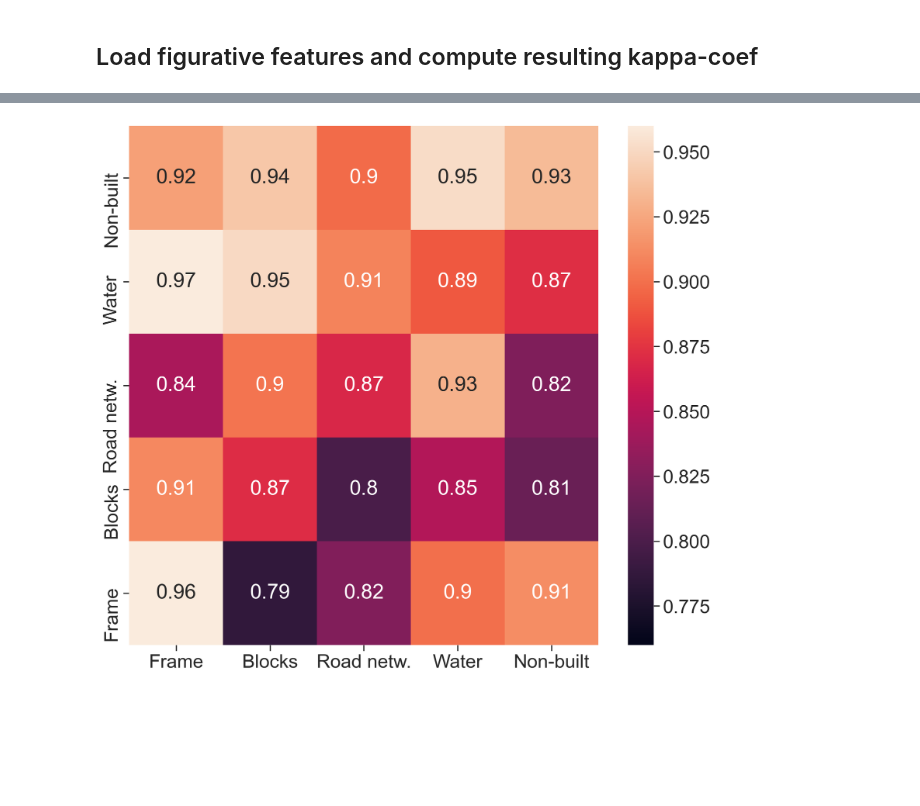
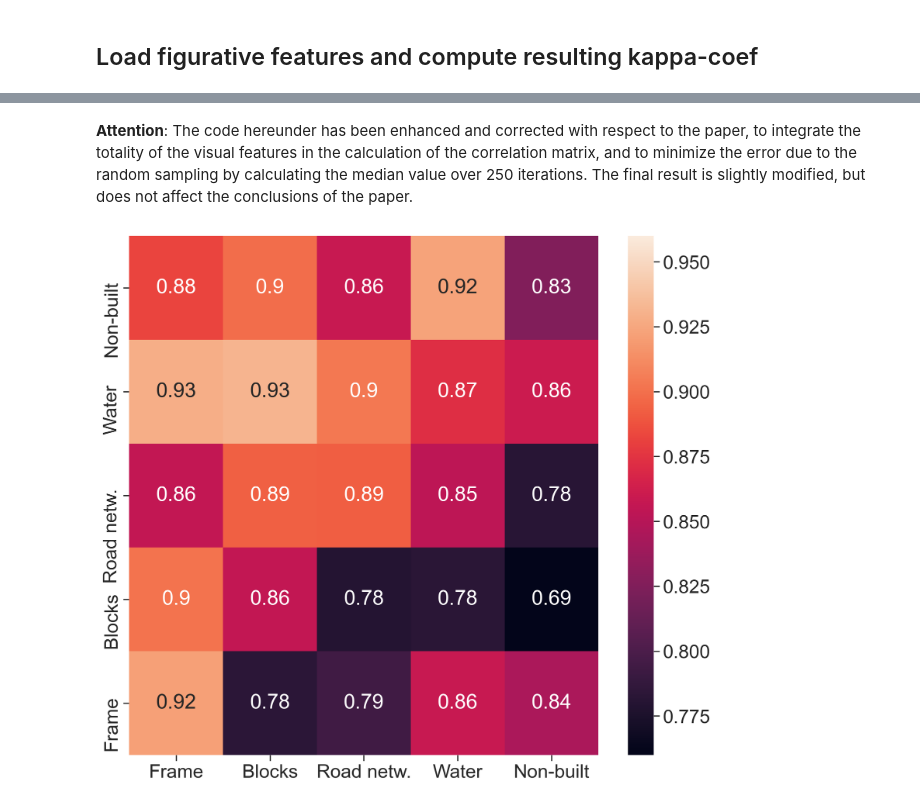
Before and after one commit to RPetitpierre/Generic_Semantic_Segmentation_of_Historical_Maps, a Jupyter notebook: OperationalizeFiguration.ipynb, the cells around one changed output, grey strips where cells are left out. Drawn from its saved outputs; the diff is of its cells as text; code cells hidden in the pictures; blank space fills up the shorter version.

```diff
--- a/OperationalizeFiguration.ipynb
+++ b/OperationalizeFiguration.ipynb
@@ -186,9 +186,33 @@ usgs         29.120288697259774
 napoleonic   4.363625241130702
+# %% [markdown]
+__Attention__: The code hereunder has been enhanced and corrected with respect to the paper, to integrate the totality of the visual features in the calculation of the correlation matrix, and to minimize the error due to the random sampling by calculating the median value over 250 iterations. The final result is slightly modified, but does not affect the conclusions of the paper.
 # %%
-# Separate the features by class for both dataset and downsample
-sample_size = np.min([np.sum(hot_encoding['world'][:,i] > (250*0.75)) for i in range(5)])
-resampled_w = [resample(features['world'][hot_encoding['world'][:,i] > (250*0.75)],
-                        n_samples=sample_size, replace=False) for i in range(5)]
-sample_size = np.min([np.sum(hot_encoding['paris'][:,i] > (250*0.75)) for i in range(5)])
-resampled_p = [resample(features['paris'][hot_encoding['paris'][:,i] > (250*0.75)],
-                        n_samples=sample_size, replace=False) for i in range(5)]
+# Compute the aggregated  correlation  heatmap  matrix  of  intra-corpus  inter-class  correlation
+# (top-right for the World, down-left for Paris) and inter-corpus class correlation (diagonal).
+
+corr_matrix_list = []
+for i in tqdm.tqdm(range(250)):
+
+    # Separate the features by class for both dataset and downsample and resample them
+    sample_size = np.min([np.sum(hot_encoding['world'][:,i] > (250*0.75)) for i in range(5)])
+    resampled_w = [resample(features['world'][hot_encoding['world'][:,i] > (250*0.75)],
+                            n_samples=sample_size, replace=False) for i in range(5)]
+    sample_size = np.min([np.sum(hot_encoding['paris'][:,i] > (250*0.75)) for i in range(5)])
+    resampled_p = [resample(features['paris'][hot_encoding['paris'][:,i] > (250*0.75)],
+                            n_samples=sample_size, replace=False) for i in range(5)]
+
+    corr_matrix = np.zeros((5, 5))
+    for j in range(5):
+        for k in range(5):
+            if j > k:
+                corr_matrix[j, k] = pearsonr(np.concatenate([np.histogram(resampled_w[j][:,i], bins=32)[0] for i in range(29)]),
+                            np.concatenate([np.histogram(resampled_w[k][:,i], bins=32)[0] for i in range(29)]))[0]
+
+            elif j < k:
+                corr_matrix[j, k] = pearsonr(np.concatenate([np.histogram(resampled_p[j][:,i], bins=32)[0] for i in range(29)]),
+                            np.concatenate([np.histogram(resampled_p[k][:,i], bins=32)[0] for i in range(29)]))[0]
+            else:
+                corr_matrix[j, j] = pearsonr(np.concatenate([np.histogram(resampled_p[j][:,i], bins=32)[0] for i in range(29)]),
+                            np.concatenate([np.histogram(resampled_w[j][:,i], bins=32)[0] for i in range(29)]))[0]
+    corr_matrix_list.append(corr_matrix)
+corr_mat = np.median(np.array(corr_matrix_list), axis=0)
@@ -212,12 +219,12 @@ for j in range(5):
 # %%
 # Plot the correlation matrix
 # Notice that due to the random sample, you may get a slightly different result
 sns.set(rc={'figure.figsize':(11,10), 'figure.dpi': 200})
 sns.set_style("ticks")
 sns.set_context('notebook', font_scale=1.8)
 labels = ['Frame', 'Blocks', 'Road netw.', 'Water', 'Non-built']
 
-sns.heatmap(corr_matrix, annot=True, yticklabels = labels, xticklabels = labels, vmin=0.76, vmax=0.96).set(
+sns.heatmap(corr_mat, annot=True, yticklabels = labels, xticklabels = labels, vmin=0.76, vmax=0.96).set(
     xlim=(0,5),ylim=(0,5));
 # %% [output]
-[figure, old version]
+[figure, new version]
```
Also changed, not shown: parts of 2 cells of this notebook.
